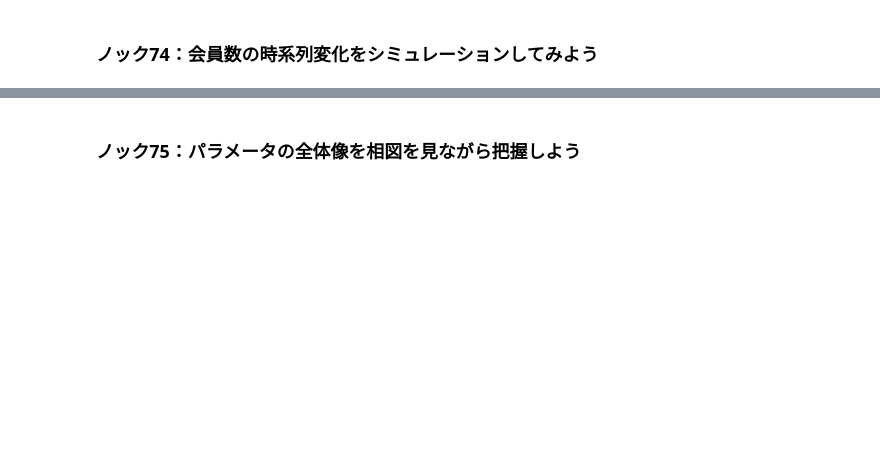
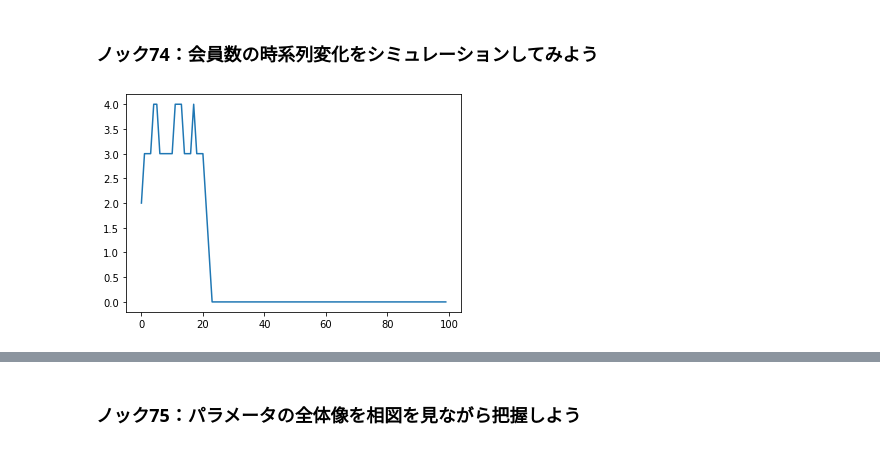
Before and after one commit to winuim/python-practical-data-analysis-100, a Jupyter notebook: Chapter-8/chapter-8.ipynb, the cells around one changed output, grey strips where cells are left out. Drawn from its saved outputs; the diff is of its cells as text; code cells hidden in the pictures; blank space fills up the shorter version.

```diff
--- a/Chapter-8/chapter-8.ipynb
+++ b/Chapter-8/chapter-8.ipynb
@@ -123,2 +123,37 @@ plt.show()
 # %% [markdown]
 ### ノック74：会員数の時系列変化をシミュレーションしてみよう
+# %%
+def simulate_population(num, list_active, percent_percolation, percent_disapparence, df_links):
+    for i in range(num):
+        if list_active[i] == 1:
+            for j in range(num):
+                if df_links.iloc[i][j] == 1:
+                    if determine_link(percent_percolation) == 1:
+                        list_active[j] = 1
+
+    for i in range(num):
+        if determine_link(percent_disapparence) == 1:
+            list_active[i] = 0
+
+    return list_active
+# %%
+percent_percolation = 0.1
+percent_disapparence = 0.05
+T_NUM = 100
+NUM = len(df_links.index)
+list_active = np.zeros(NUM)
+list_active[0] = 1
+
+list_timeSeries = []
+for t in range(T_NUM):
+    list_active = simulate_population(NUM, list_active, percent_percolation, percent_disapparence, df_links)
+    list_timeSeries.append(list_active.copy())
+# %%
+list_timeSeries_num = []
+for i in range(len(list_timeSeries)):
+    list_timeSeries_num.append(sum(list_timeSeries[i]))
+
+plt.plot(list_timeSeries_num)
+plt.show()
+# %% [output]
+[figure, added]
```
Also changed, not shown: parts of 12 cells of this notebook.
